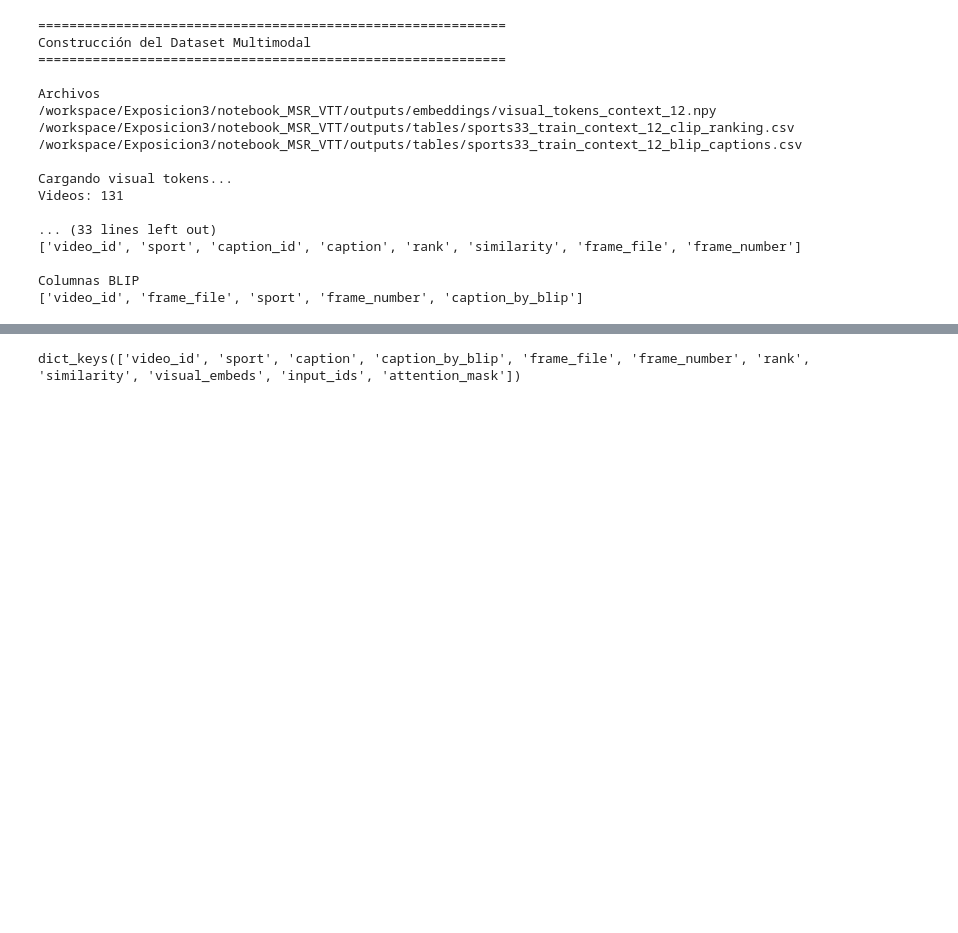
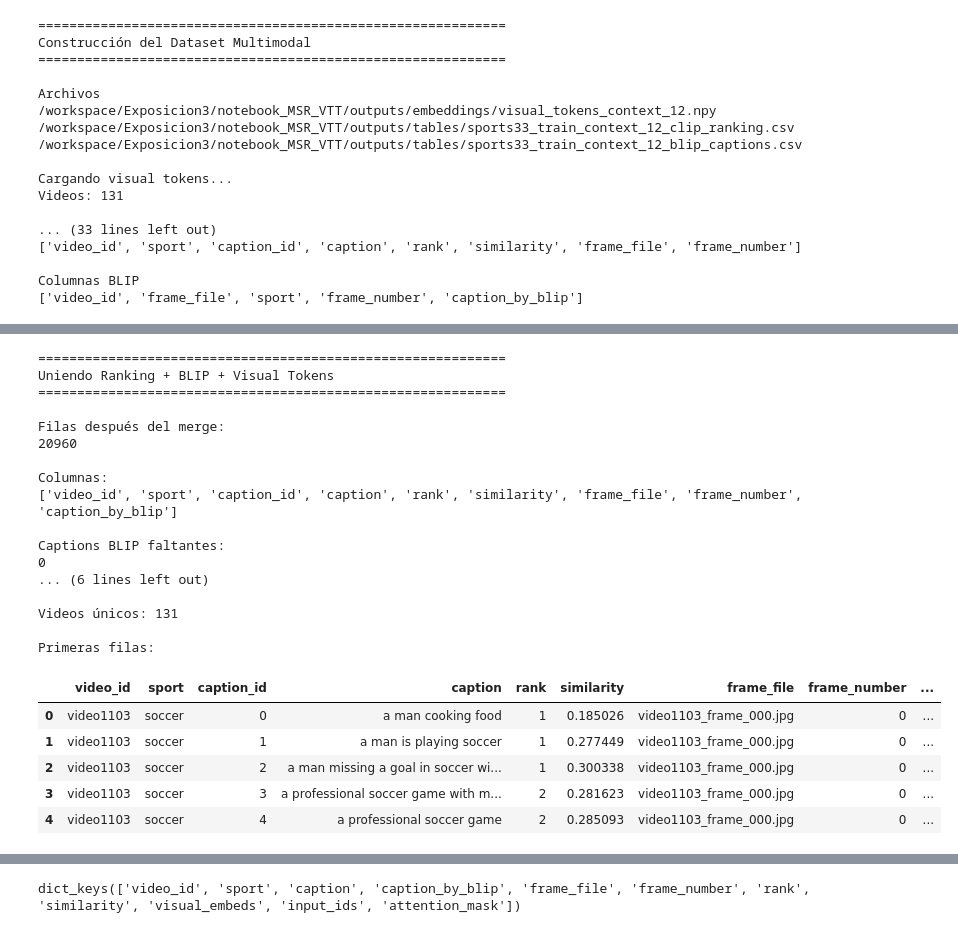
Before and after one commit to silvanalorens/MCC225, a Jupyter notebook: Exposicion3/notebook_MSR_VTT/Cuaderno14_MSR-VTT33.ipynb, the cells around one changed output, grey strips where cells are left out. Cells and saved outputs as stored; diff of their text form; code cells hidden in the pictures; blank space fills up the shorter version.

```diff
--- a/Exposicion3/notebook_MSR_VTT/Cuaderno14_MSR-VTT33.ipynb
+++ b/Exposicion3/notebook_MSR_VTT/Cuaderno14_MSR-VTT33.ipynb
@@ -91,6 +91,7 @@ class ExperimentConfig:
     ####################################################
     # DATASETS
     ####################################################
+    split: str = "train"
 
     train_metadata: str = "outputs/sports33_msr-vtt_train.csv"
 
@@ -1553,3 +1574,22 @@ Primera imagen:
 /workspace/Exposicion3/notebook_MSR_VTT/data/msr-vtt/frames/context_12/basketball/video1623_frame_000.jpg
 CSV BLIP guardado:
 /workspace/Exposicion3/notebook_MSR_VTT/outputs/tables/sports33_train_context_12_blip_captions.csv
+# %%
+CONFIG.split = "test"
+test_frame_metadata = pd.read_csv(
+    OUTPUT_EMBEDDINGS /
+    "sports33_test_context_12_frame_metadata.csv"
+)
+
+
+test_blip_df = build_blip_caption_csv(
+    frame_metadata=test_frame_metadata,
+
+    output_file=
+        OUTPUT_TABLES /
+        "sports33_test_context_12_blip_captions.csv",
+
+    batch_size=CONFIG.batch_size,
+
+    exclude_sport="golf"
+)
@@ -2268,0 +2544,31 @@ Primeras filas
+# %%
+CONFIG.split = "train"
+train_multimodal = build_multimodal_metadata(
+    ranking_train,
+    train_blip_df,
+    train_visual_tokens
+)
+# %% [output]
+============================================================
+Uniendo Ranking + BLIP + Visual Tokens
+============================================================
+
+Filas después del merge:
+20960
+
+Columnas:
+['video_id', 'sport', 'caption_id', 'caption', 'rank', 'similarity', 'frame_file', 'frame_number', 'caption_by_blip']
+
+Captions BLIP faltantes:
+0
+... (6 lines left out)
+
+Videos únicos: 131
+
+Primeras filas:
+|  | video_id | sport | caption_id | caption | rank | similarity | frame_file | frame_number | ... |
+| 0 | video1103 | soccer | 0 | a man cooking food | 1 | 0.185026 | video1103_frame_000.jpg | 0 | ... |
+| 1 | video1103 | soccer | 1 | a man is playing soccer | 1 | 0.277449 | video1103_frame_000.jpg | 0 | ... |
+| 2 | video1103 | soccer | 2 | a man missing a goal in soccer wi... | 1 | 0.300338 | video1103_frame_000.jpg | 0 | ... |
+| 3 | video1103 | soccer | 3 | a professional soccer game with m... | 2 | 0.281623 | video1103_frame_000.jpg | 0 | ... |
+| 4 | video1103 | soccer | 4 | a professional soccer game | 2 | 0.285093 | video1103_frame_000.jpg | 0 | ... |
```
Also changed, not shown: parts of 41 cells of this notebook.
